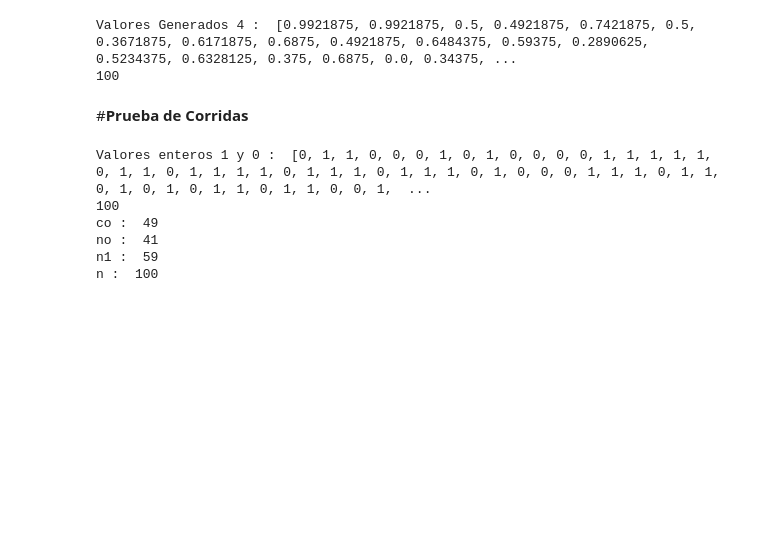
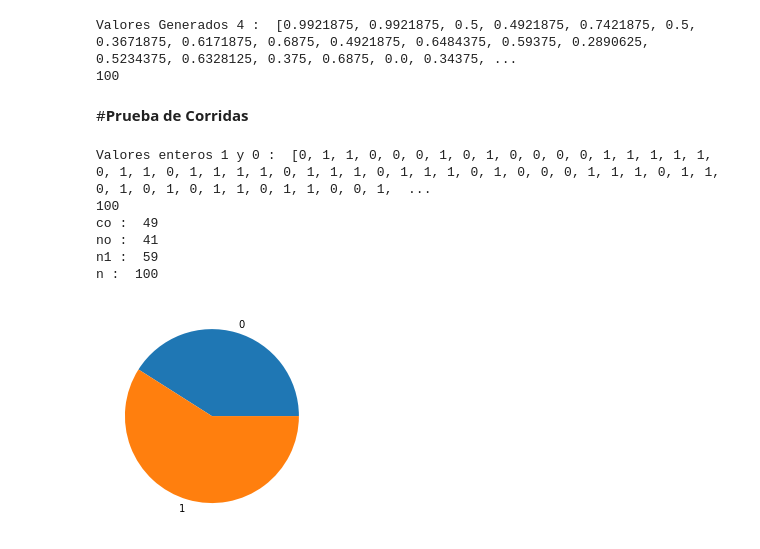
Before and after one commit to John-Macao/Simulacion-JohnMacao, a Jupyter notebook: Prueba_2.ipynb, the cells around one changed output. Saved outputs shown, nothing was run; the diff lists cells and outputs as text; code cells hidden in the pictures; blank space fills up the shorter version.

```diff
--- a/Prueba_2.ipynb
+++ b/Prueba_2.ipynb
@@ -141,33 +143,39 @@ iteracion = 0
 
 for j in enteros:
   if aux != j:
     co += 1
     aux=j
 
 print("co : " , co)
 
 n0 = 0
 for j in enteros:
   if j == 0:
     n0 = n0+1
 print("no : " , n0)
 
 n1 = 0
 for j in enteros:
   if j == 1:
     n1 = n1+1
 
 print("n1 : " , n1)
 
 n = n0 + n1
 print("n : " , n)
+
+numeros = [n0,n1]
+nombres = ["0","1"]
+plt.pie(numeros, labels=nombres)
+plt.show()
 # %% [output]
 Valores enteros 1 y 0 :  [0, 1, 1, 0, 0, 0, 1, 0, 1, 0, 0, 0, 0, 1, 1, 1, 1, 1, 0, 1, 1, 0, 1, 1, 1, 1, 0, 1, 1, 1, 0, 1, 1, 1, 0, 1, 0, 0, 0, 1, 1, 1, 0, 1, 1, 0, 1, 0, 1, 0, 1, 1, 0, 1, 1, 0, 0, 1,  ...
 100
 co :  49
 no :  41
 n1 :  59
 n :  100
+[figure, added]
 # %%
 x = valoresRamdom2
 enteros = []
```
Also changed, not shown: parts of 4 cells of this notebook.
